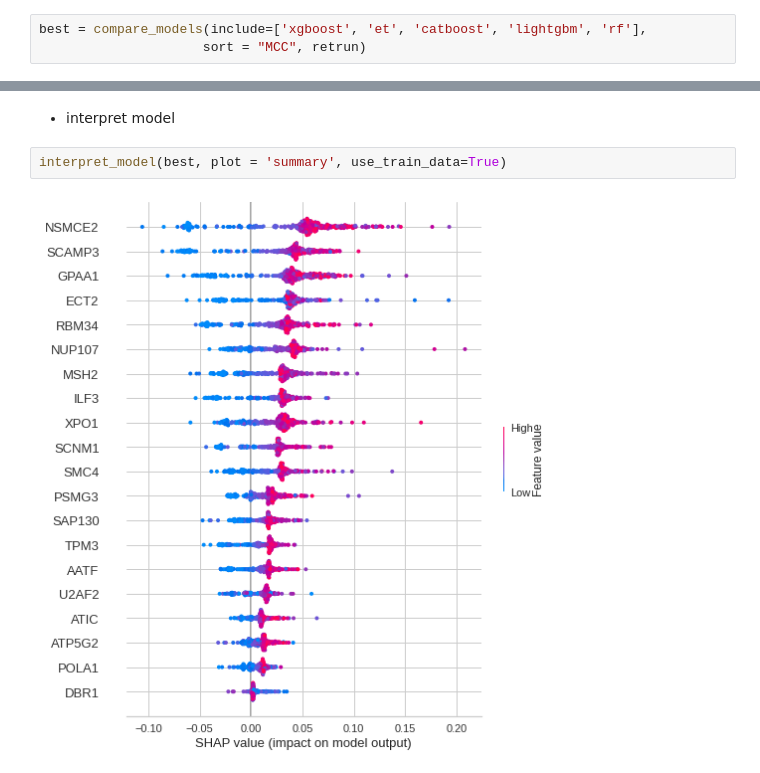
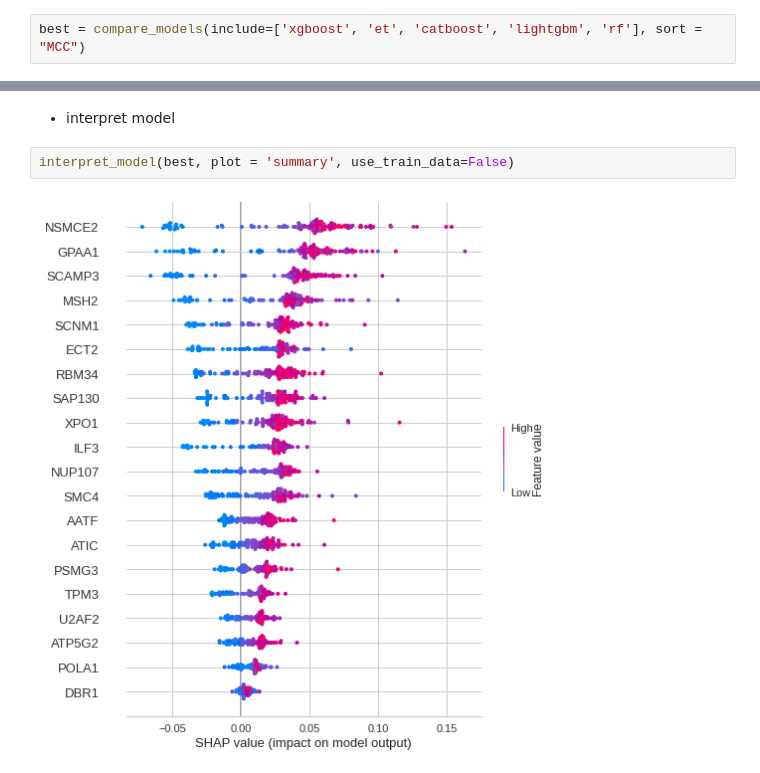
Before and after one commit to Jin0331/RRA-WGCNA, a Jupyter notebook: src/Untitled.ipynb, the cells around one changed output, grey strips where cells are left out. Cells and saved outputs as stored; diff of their text form.

````diff
--- a/src/Untitled.ipynb
+++ b/src/Untitled.ipynb
@@ -63,7 +33,6 @@ s[8]
 xgboost, et, catboost, dt, lightgbm, rf
 ```
 # %%
-best = compare_models(include=['xgboost', 'et', 'catboost', 'lightgbm', 'rf'],
-                     sort = "MCC", retrun)
+best = compare_models(include=['xgboost', 'et', 'catboost', 'lightgbm', 'rf'], sort = "MCC")
 # %% [output]
 |  | Model | Accuracy | AUC | Recall | Prec. | F1 | Kappa | MCC | TT (Sec) |
@@ -91,7 +71,7 @@ feature_importance = pd.DataFrame(best.feature_importances_,
 # %% [markdown]
 * interpret model
 # %%
-interpret_model(best, plot = 'summary', use_train_data=True)
+interpret_model(best, plot = 'summary', use_train_data=False)
 # %% [output]
-[figure, old version]
+[figure, new version]
 # %%
````
Also changed, not shown: parts of 15 cells of this notebook, 14 other files.
